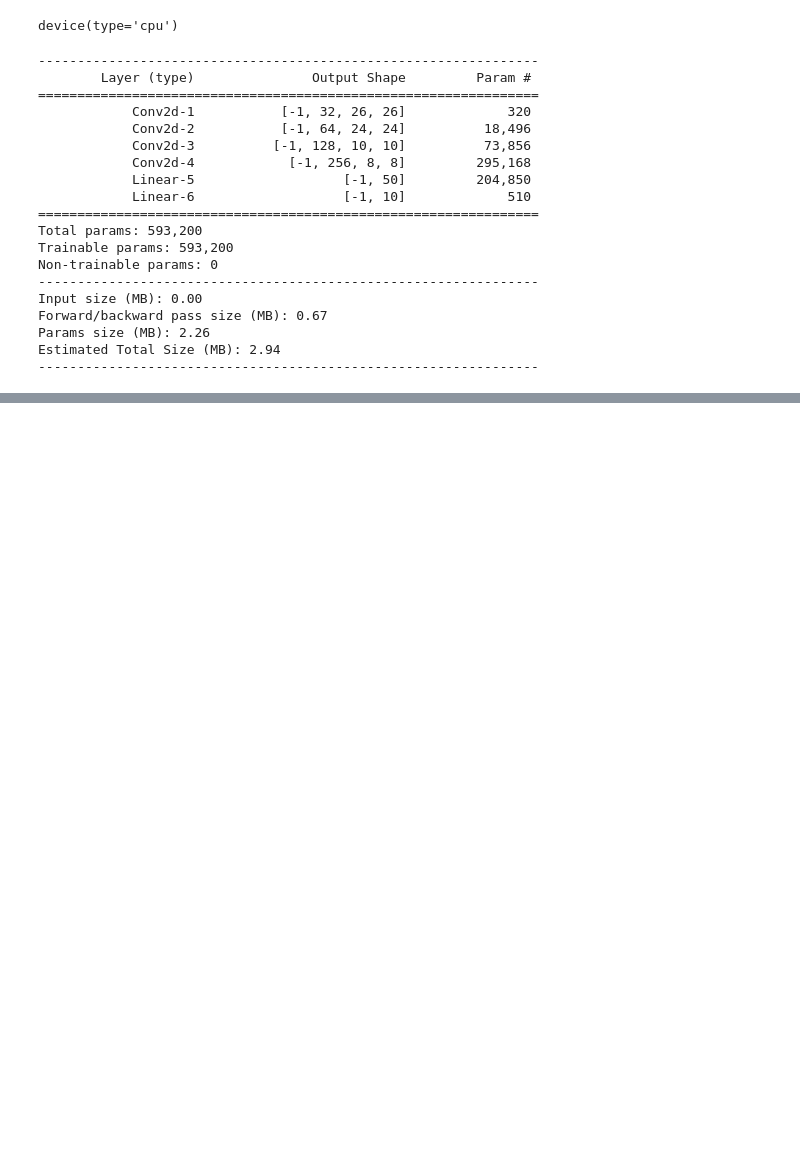
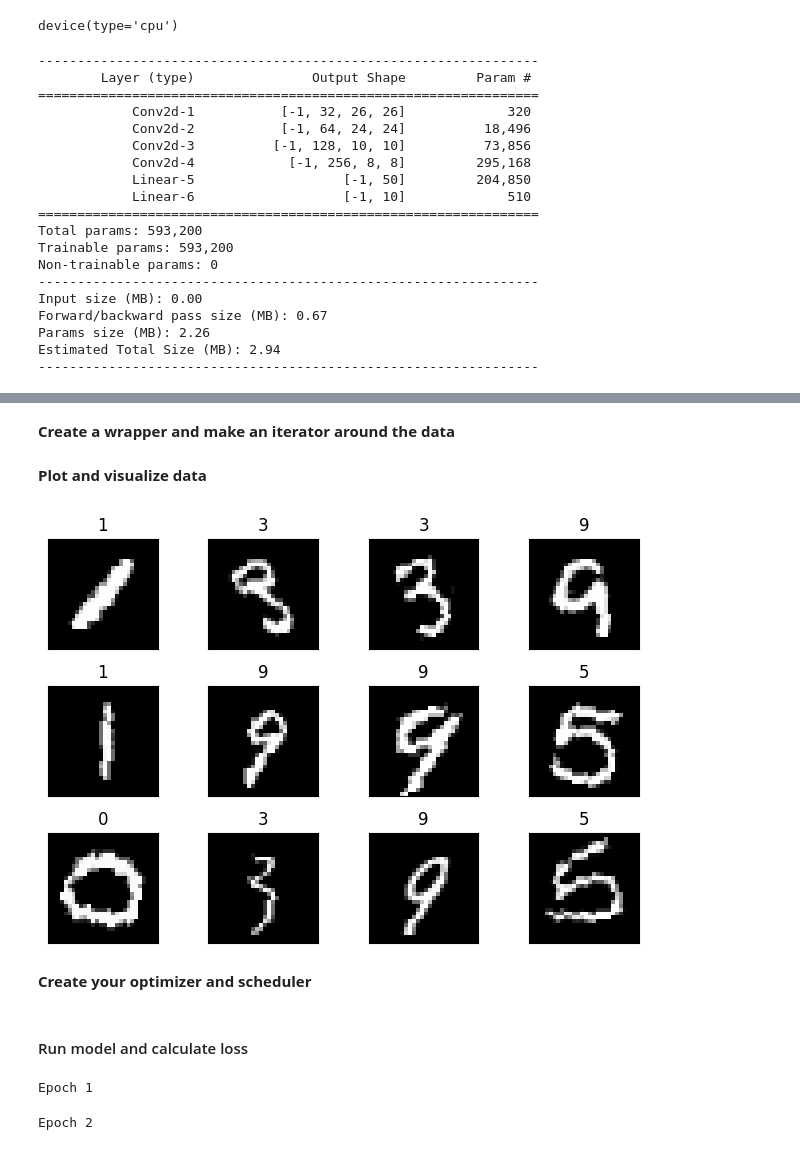
Before and after one commit to big-Bong/ERAV2, a Jupyter notebook: Session5/S5.ipynb, the cells around one changed output, grey strips where cells are left out. Saved outputs shown, nothing was run; the diff lists cells and outputs as text; code cells hidden in the pictures; blank space fills up the shorter version.

```diff
--- a/Session5/S5.ipynb
+++ b/Session5/S5.ipynb
@@ -57,0 +77,29 @@ AttributeError: 'NoneType' object has no attribute 'Compose'
+# %%
+train_data = datasets.MNIST('../data', train=True, download=True, transform=train_transforms)
+test_data = datasets.MNIST('../data', train=False, download=True, transform=test_transforms)
+# %% [markdown]
+**Create a wrapper and make an iterator around the data**
+# %%
+batch_size = 512
+kwargs = {'batch_size': batch_size, 'shuffle': True, 'num_workers': 2, 'pin_memory': True}
+
+test_loader = torch.utils.data.DataLoader(test_data, **kwargs)
+train_loader = torch.utils.data.DataLoader(train_data, **kwargs)
+# %% [markdown]
+**Plot and visualize data**
+# %%
+batch_data, batch_label = next(iter(train_loader))
+
+fig = plt.figure()
+
+for i in range(12):
+  plt.subplot(3,4,i+1)
+  plt.tight_layout()
+  plt.imshow(batch_data[i].squeeze(0), cmap='gray')
+  plt.title(batch_label[i].item())
+  plt.xticks([])
+  plt.yticks([])
+# %% [output]
+[figure, added]
+# %% [markdown]
+**Create your optimizer and scheduler**
@@ -57,0 +110,21 @@ AttributeError: 'NoneType' object has no attribute 'Compose'
+# %% [markdown]
+#### Run model and calculate loss
+# %%
+epochs = 2
+train_losses = []
+test_losses = []
+train_acc = []
+test_acc = []
+
+for epoch in range(1,epochs+1):
+    print(f'Epoch {epoch}')
+    train_accuracy, train_loss = utils.train(model, device, train_loader, optimizer, criterion)
+    train_losses.append(train_loss)
+    train_acc.append(train_accuracy)
+    test_accuracy, test_loss = utils.test(model, device, test_loader, criterion)
+    test_acc.append(test_accuracy)
+    test_losses.append(test_loss)
+    scheduler.step()
+# %% [output]
+Epoch 1
+Epoch 2
```
Also changed, not shown: parts of 17 cells of this notebook, 2 other files.
